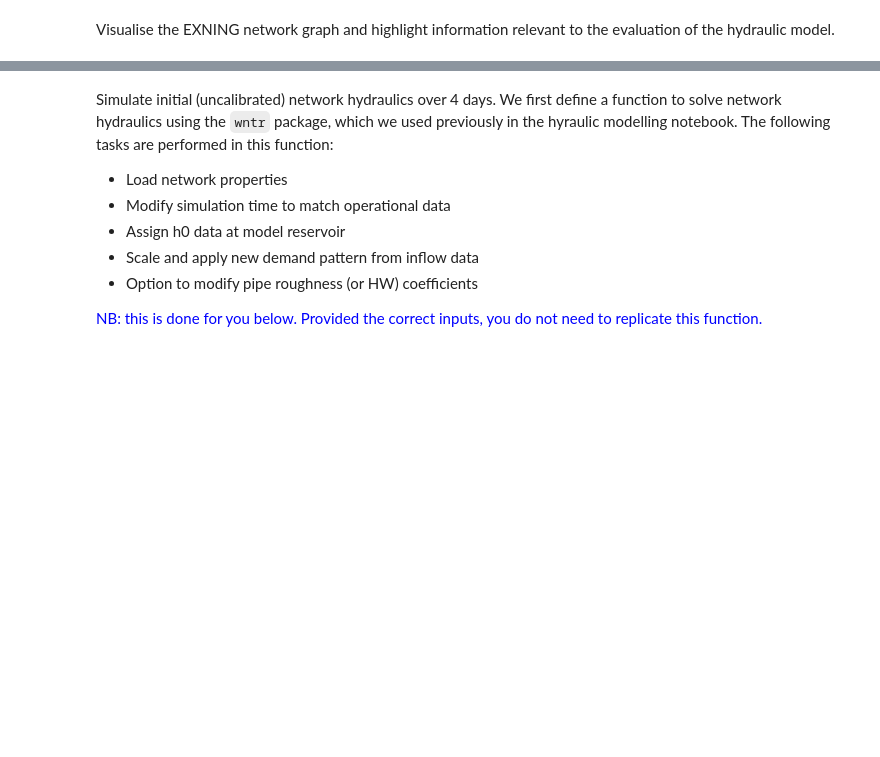
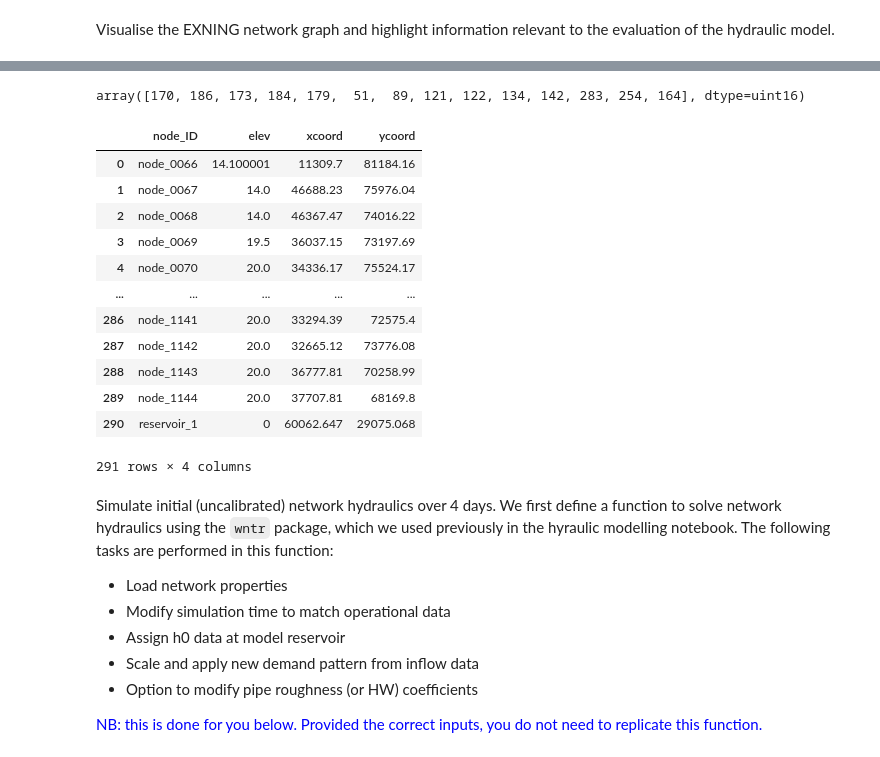
Before and after one commit to BM2501/Water-Supply-and-Distribution_Bidisha, a Jupyter notebook: notebooks/coursework_part0.ipynb, the cells around one changed output, grey strips where cells are left out. Saved outputs shown, nothing was run; the diff lists cells and outputs as text; code cells hidden in the pictures; blank space fills up the shorter version.

```diff
--- a/notebooks/coursework_part0.ipynb
+++ b/notebooks/coursework_part0.ipynb
@@ -181,8 +181,24 @@ Visualise the EXNING network graph and highlight information relevant to the eva
 # %%
 #Visualize the network
 plot_network(wdn,sensor_idx)
+display(sensor_idx)
+display(node_df)
 # %% [output]
 [drawing not drawn]
+array([170, 186, 173, 184, 179,  51,  89, 121, 122, 134, 142, 283, 254, 164], dtype=uint16)
+|  | node_ID | elev | xcoord | ycoord |
+| 0 | node_0066 | 14.100001 | 11309.7 | 81184.16 |
+| 1 | node_0067 | 14.0 | 46688.23 | 75976.04 |
+| 2 | node_0068 | 14.0 | 46367.47 | 74016.22 |
+| 3 | node_0069 | 19.5 | 36037.15 | 73197.69 |
+| 4 | node_0070 | 20.0 | 34336.17 | 75524.17 |
+| ... | ... | ... | ... | ... |
+| 286 | node_1141 | 20.0 | 33294.39 | 72575.4 |
+| 287 | node_1142 | 20.0 | 32665.12 | 73776.08 |
+| 288 | node_1143 | 20.0 | 36777.81 | 70258.99 |
+| 289 | node_1144 | 20.0 | 37707.81 | 68169.8 |
+| 290 | reservoir_1 | 0 | 60062.647 | 29075.068 |
+291 rows × 4 columns
 # %% [markdown]
 Simulate initial (uncalibrated) network hydraulics over 4 days. We first define a function to solve network hydraulics using the `wntr` package, which we used previously in the hyraulic modelling notebook. The following tasks are performed in this function:
 - Load network properties
```
Also changed, not shown: parts of 1 cell of this notebook.
